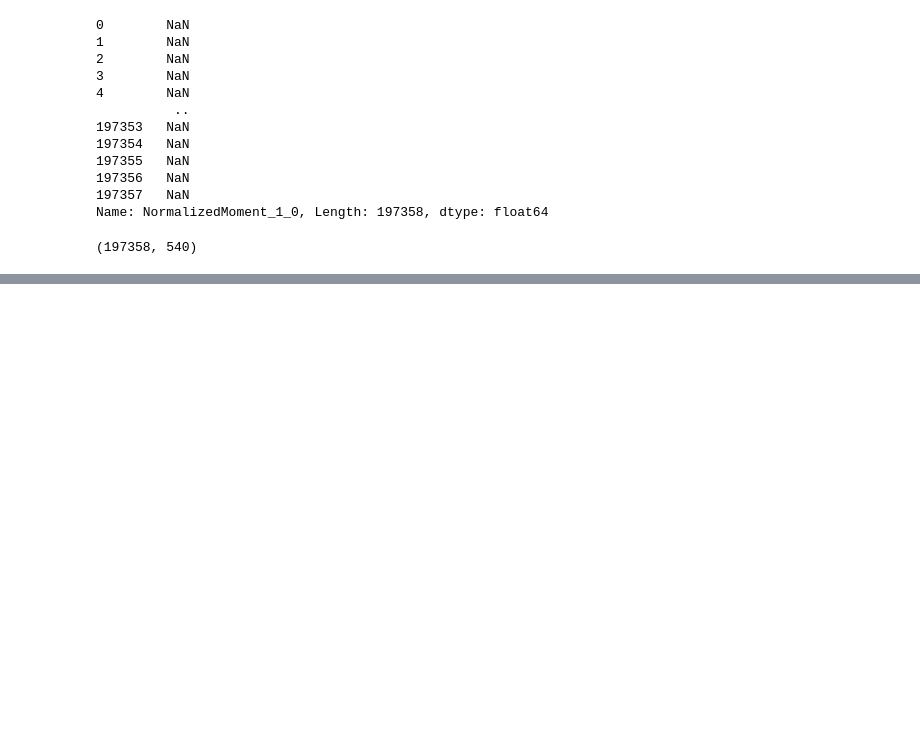
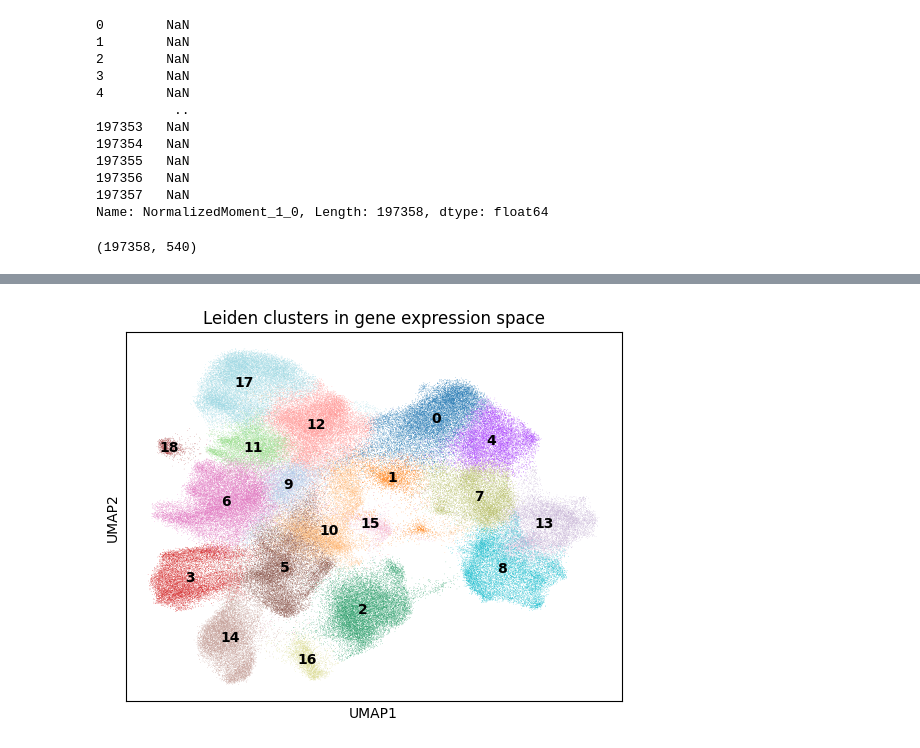
Before and after one commit to hannes-neumann/conditional-flow-matching-seminar, a Jupyter notebook: analyse_dataset.ipynb, the cells around one changed output, grey strips where cells are left out. Saved outputs shown, nothing was run; the diff lists cells and outputs as text; code cells hidden in the pictures; blank space fills up the shorter version.

```diff
--- a/analyse_dataset.ipynb
+++ b/analyse_dataset.ipynb
@@ -151,0 +270,4 @@ adata.X.shape
+# %%
+sc.pl.umap(adata, color="leiden", legend_loc="on data", title="Leiden clusters in gene expression space")
+# %% [output]
+[figure, added]
```
Also changed, not shown: parts of 9 cells of this notebook, 12 other files.
